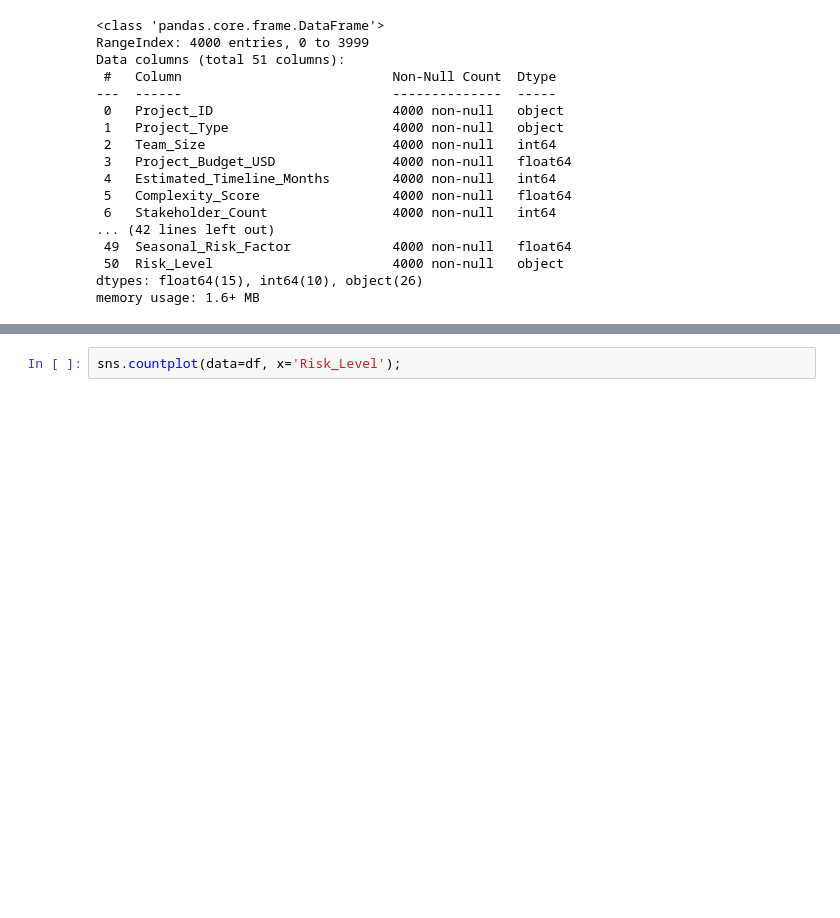
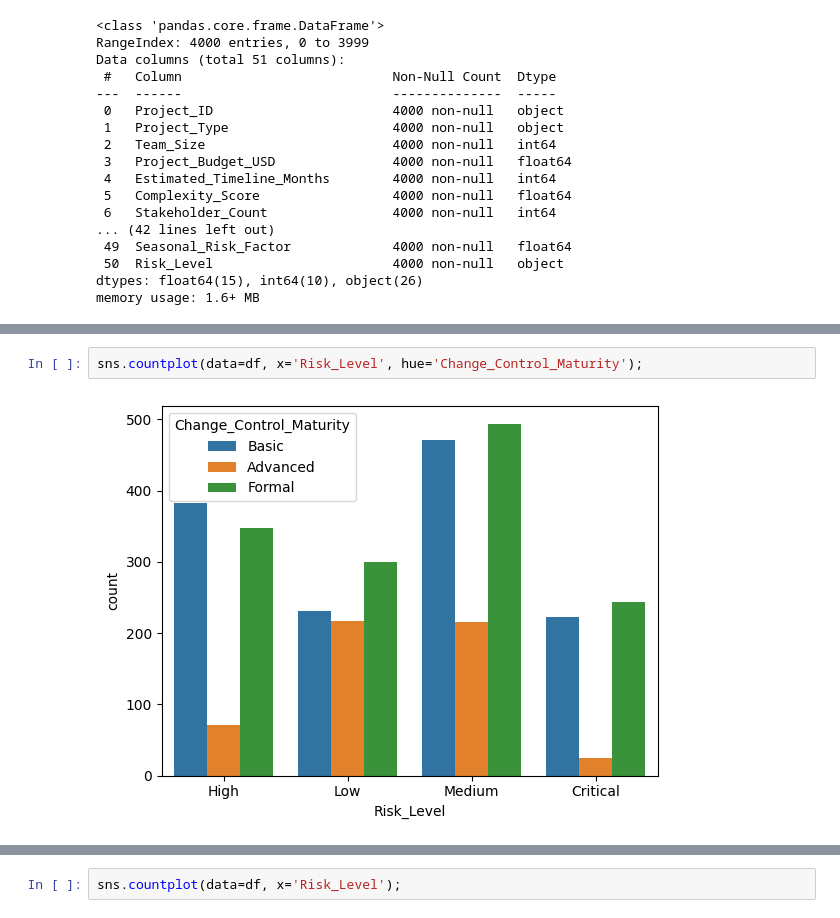
Before and after one commit to Danunesx/ml-project-risk, a Jupyter notebook: ml-project-risk.ipynb, the cells around one changed output, grey strips where cells are left out. Saved outputs shown, nothing was run; the diff lists cells and outputs as text; blank space fills up the shorter version.

```diff
--- a/ml-project-risk.ipynb
+++ b/ml-project-risk.ipynb
@@ -72,0 +153,4 @@ df.describe()
+# %%
+sns.countplot(data=df, x='Risk_Level', hue='Change_Control_Maturity');
+# %% [output]
+[figure, added]
```
Also changed, not shown: parts of 48 cells of this notebook.
